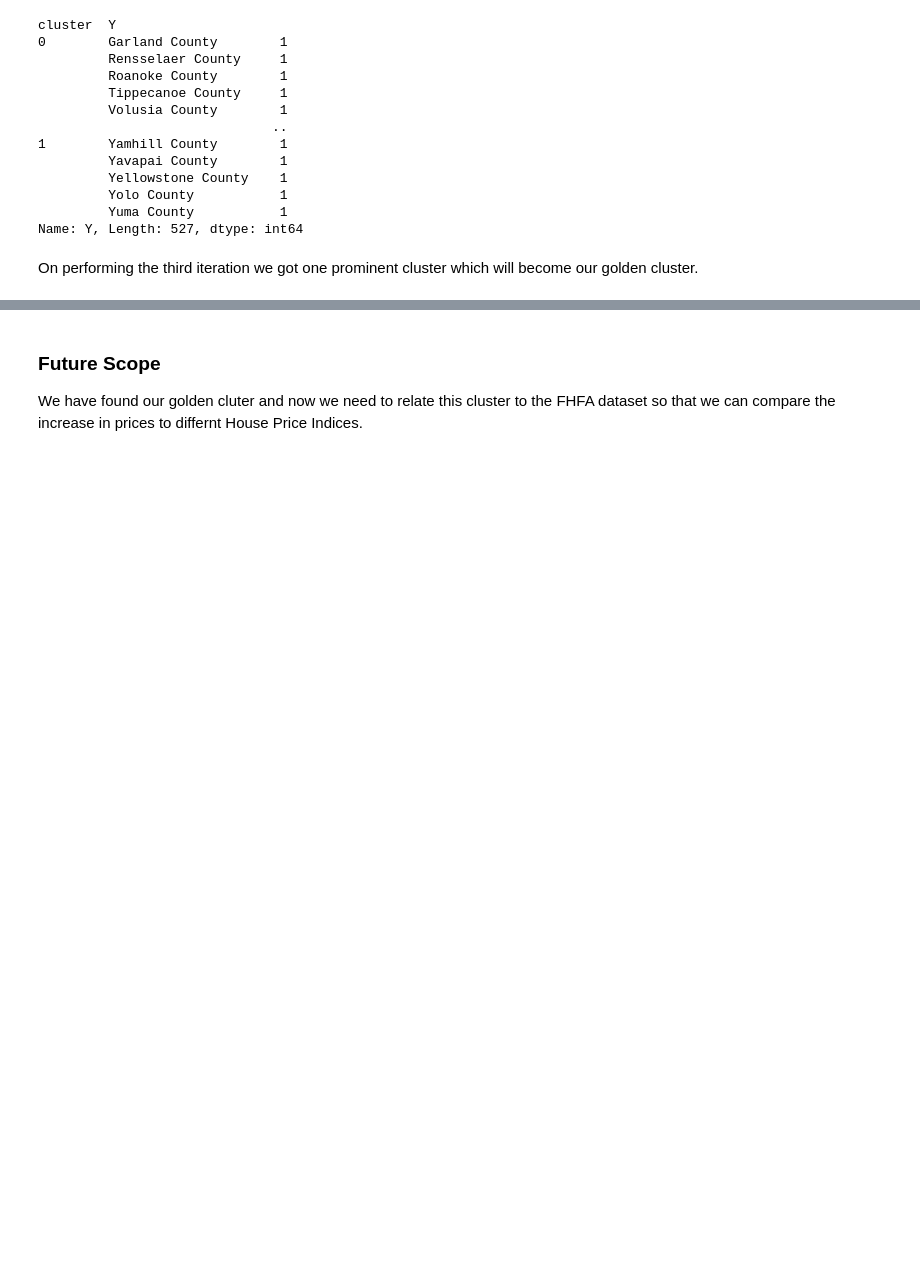
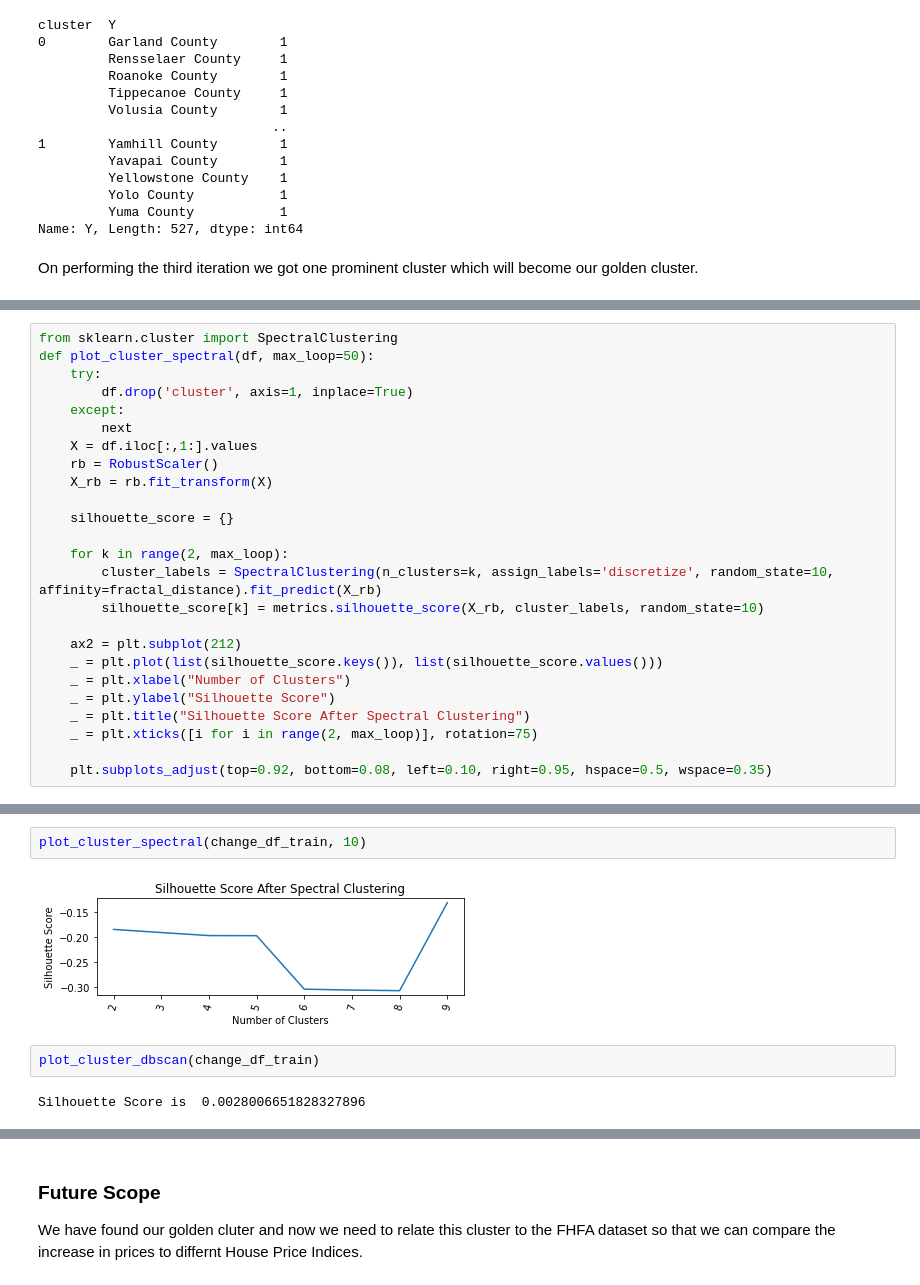
Before and after one commit to sidsanc/257_MachineLearning, a Jupyter notebook: Assignment_2/Fractal_Clustering/CMPE_257_Fractal_Clustering.ipynb, the cells around one changed output, grey strips where cells are left out. Drawn from its saved outputs; the diff is of its cells as text; blank space fills up the shorter version.

```diff
--- a/Assignment_2/Fractal_Clustering/CMPE_257_Fractal_Clustering.ipynb
+++ b/Assignment_2/Fractal_Clustering/CMPE_257_Fractal_Clustering.ipynb
@@ -312,0 +430,25 @@ On performing the third iteration we got one prominent cluster which will become
+# %%
+from sklearn.cluster import SpectralClustering
+def plot_cluster_spectral(df, max_loop=50):
+    try:
+        df.drop('cluster', axis=1, inplace=True)
+    except:
+        next
+    X = df.iloc[:,1:].values
+    rb = RobustScaler()
+    X_rb = rb.fit_transform(X)
+
+    silhouette_score = {}
+
+    for k in range(2, max_loop):
+        cluster_labels = SpectralClustering(n_clusters=k, assign_labels='discretize', random_state=10, affinity=fractal_distance).fit_predict(X_rb)
+        silhouette_score[k] = metrics.silhouette_score(X_rb, cluster_labels, random_state=10)
+
+    ax2 = plt.subplot(212)
+    _ = plt.plot(list(silhouette_score.keys()), list(silhouette_score.values()))
+    _ = plt.xlabel("Number of Clusters")
+    _ = plt.ylabel("Silhouette Score")
+    _ = plt.title("Silhouette Score After Spectral Clustering")
+    _ = plt.xticks([i for i in range(2, max_loop)], rotation=75)
+
+    plt.subplots_adjust(top=0.92, bottom=0.08, left=0.10, right=0.95, hspace=0.5, wspace=0.35)
@@ -312,0 +496,8 @@ On performing the third iteration we got one prominent cluster which will become
+# %%
+plot_cluster_spectral(change_df_train, 10)
+# %% [output]
+[figure, added]
+# %%
+plot_cluster_dbscan(change_df_train)
+# %% [output]
+Silhouette Score is  0.0028006651828327896
```
Also changed, not shown: parts of 39 cells of this notebook.
